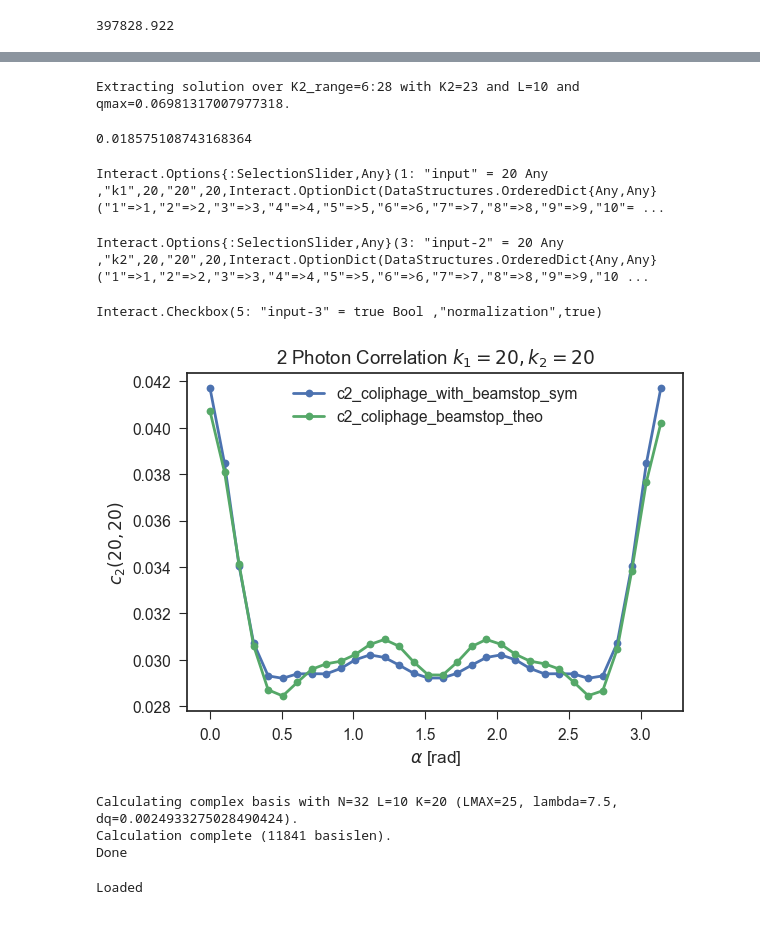
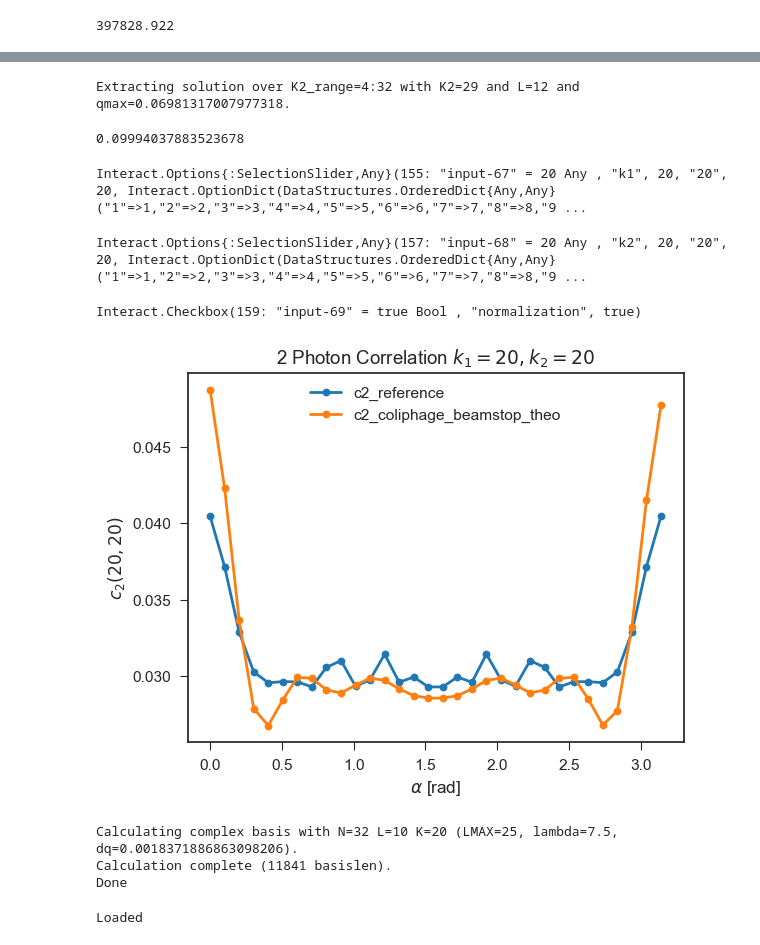
Before and after one commit to h4rm/ThreePhotonsNotebook, a Jupyter notebook: Paper_revision.ipynb, the cells around one changed output, grey strips where cells are left out. Drawn from its saved outputs; the diff is of its cells as text; code cells hidden in the pictures.

```diff
--- a/Paper_revision.ipynb
+++ b/Paper_revision.ipynb
@@ -71,0 +166,17 @@ Done
+# %%
+# c2_coliphage_with_beamstop_sym,_,c3_coliphage_with_beamstop_sym,_,c1_coliphage_with_beamstop_sym = loadHistograms(1,1,"/Users/ben/Documents/biophysics/projects/reconstruction/data/output_owl/exp_data/coliphage_K2_40_K3_30_N32_processed/histo.dat")
+# c2_coliphage_2e5,_,c3_coliphage_2e5,_,c1_coliphage_2e5 = loadHistograms(1,1,"/Users/ben/Documents/biophysics/projects/reconstruction/data/output_owl/exp_data/coliphage_single_photons_K2_40_K3_30_N32_2e5_processed_notsmoothed/histo.dat")
+c2_coliphage_2e5_nobsc,_,c3_coliphage_2e5_nobsc,_,c1_coliphage_2e5_nobsc = loadHistograms(1,1,"/Users/ben/Documents/biophysics/projects/reconstruction/data/output_owl/exp_data/coliphage_single_photons_K2_40_K3_30_N32_2e5_nobsc_processed_notsmoothed/histo.dat")
+c2_coliphage_2e5_nobsc_old,_,c3_coliphage_2e5_nobsc_old,_,c1_coliphage_2e5_nobsc_old = loadHistograms(1,1,"/Users/ben/Documents/biophysics/projects/reconstruction/data/output_owl/exp_data/coliphage_single_photons_K2_40_K3_30_N32_2e5_nobsc_processed_notsmoothed_old/histo.dat")
+c2_coliphage_2e5_nobsc_sym,_,c3_coliphage_2e5_nobsc_sym,_,c1_coliphage_2e5_nobsc_sym = loadHistograms(1,1,"/Users/ben/Documents/biophysics/projects/reconstruction/data/output_owl/exp_data/coliphage_single_photons_K2_40_K3_30_N32_2e5_nobsc_processed_notsmoothed_symmetrized/histo.dat")
+
+# c2_coliphage_4e5,_,c3_coliphage_4e5,_,_ = loadHistograms(1,1,"/Users/ben/Documents/biophysics/projects/reconstruction/data/output_owl/exp_data/coliphage_single_photons_K2_40_K3_30_N32_4e5_processed_notsmoothed/histo.dat")
+# c2_coliphage_4e5_nobsc,_,c3_coliphage_4e5_nobsc,_,_ = loadHistograms(1,1,"/Users/ben/Documents/biophysics/projects/reconstruction/data/output_owl/exp_data/coliphage_single_photons_K2_40_K3_30_N32_4e5_nobsc_processed_notsmoothed/histo.dat")
+
+# c2_coliphage_1_2e5_nobsc,_,c3_coliphage_1_2e5_nobsc,_,c1_coliphage_1_2e5_nobsc = loadHistograms(1,1,"/Users/ben/Documents/biophysics/projects/reconstruction/data/output_owl/exp_data/coliphage_1_single_photons_K2_40_K3_30_N32_2e5_nobsc_processed_notsmoothed/histo.dat")
+# c2_coliphage_2_2e5_nobsc,_,c3_coliphage_2_2e5_nobsc,_,c1_coliphage_2_2e5_nobsc = loadHistograms(1,1,"/Users/ben/Documents/biophysics/projects/reconstruction/data/output_owl/exp_data/coliphage_2_single_photons_K2_40_K3_30_N32_2e5_nobsc_processed_notsmoothed/histo.dat")
+
+# c2_coliphage_total_2e5_nobsc,_,c3_coliphage_total_2e5_nobsc,_,c1_coliphage_total_2e5_nobsc = loadHistograms(1,1,"/Users/ben/Documents/biophysics/projects/reconstruction/data/output_owl/exp_data/coliphage_total_single_photons_K2_40_K3_30_N32_2e5_nobsc_processed_notsmoothed/histo.dat")
+
+
+println("Done")
@@ -72,5 +209,5 @@ Done
 # %%
 #detector edges = 11.6 nm
 #photon energy 1.6 keV = 7.5 Angstrom
-L,LMAX,N,K3,K2,qm,lambda = 12,25,32,20,38,2*pi/90.0,7.5
+L,LMAX,N,K3,K2,qm,lambda = 10,25,32,20,38,2*pi/90.0,7.5
 # %% [output]
@@ -77,0 +215,3 @@ L,LMAX,N,K3,K2,qm,lambda = 12,25,32,20,38,2*pi/90.0,7.5
+# %%
+c2_reference = c2_coliphage_2e5_nobsc_sym
+""
@@ -111,30 +253,30 @@ Extracting solution over K2_range=10:36 with K2=27 and L=12 and qmax=0.069813170
 Done
 # %%
-L = 10
-K_range = 6:28
+L = 12
+K_range = 4:32
 K2 = maximum(K_range)
-intensity_coliphage_beamstop = retrieveSolution(c2_coliphage_with_beamstop_sym, Integer(L),LMAX, K_range, qm, lambda)
+intensity_coliphage_beamstop = retrieveSolution(c2_reference, Integer(L),LMAX, K_range, qm, lambda)
 c2_coliphage_beamstop_theo = twoPhotons(intensity_coliphage_beamstop, BasisType(N,L,LMAX,K3,lambda,qm/K2), K2, true, false)
-c2_difference(c2_coliphage_with_beamstop_sym, c2_coliphage_beamstop_theo, K_range)
+c2_difference(c2_reference, c2_coliphage_beamstop_theo, K_range)
 # %% [output]
-Extracting solution over K2_range=6:28 with K2=23 and L=10 and qmax=0.06981317007977318.
+Extracting solution over K2_range=4:32 with K2=29 and L=12 and qmax=0.06981317007977318.
-0.018575108743168364
+0.09994037883523678
 # %%
 plot_random_2photon_slices(Dict(
-#         "c2_average_intensity"=>c2_average_intensity,
-        "c2_coliphage_with_beamstop_sym"=>c2_coliphage_with_beamstop_sym,
+#         "c2_coliphage_with_beamstop_sym"=>c2_coliphage_with_beamstop_sym,
+        "c2_reference"=>c2_reference,
         "c2_coliphage_beamstop_theo"=>c2_coliphage_beamstop_theo,
         ))
 # %% [output]
-Interact.Options{:SelectionSlider,Any}(1: "input" = 20 Any ,"k1",20,"20",20,Interact.OptionDict(DataStructures.OrderedDict{Any,Any}("1"=>1,"2"=>2,"3"=>3,"4"=>4,"5"=>5,"6"=>6,"7"=>7,"8"=>8,"9"=>9,"10"= ...
+Interact.Options{:SelectionSlider,Any}(155: "input-67" = 20 Any , "k1", 20, "20", 20, Interact.OptionDict(DataStructures.OrderedDict{Any,Any}("1"=>1,"2"=>2,"3"=>3,"4"=>4,"5"=>5,"6"=>6,"7"=>7,"8"=>8,"9 ...
-Interact.Options{:SelectionSlider,Any}(3: "input-2" = 20 Any ,"k2",20,"20",20,Interact.OptionDict(DataStructures.OrderedDict{Any,Any}("1"=>1,"2"=>2,"3"=>3,"4"=>4,"5"=>5,"6"=>6,"7"=>7,"8"=>8,"9"=>9,"10 ...
+Interact.Options{:SelectionSlider,Any}(157: "input-68" = 20 Any , "k2", 20, "20", 20, Interact.OptionDict(DataStructures.OrderedDict{Any,Any}("1"=>1,"2"=>2,"3"=>3,"4"=>4,"5"=>5,"6"=>6,"7"=>7,"8"=>8,"9 ...
-Interact.Checkbox(5: "input-3" = true Bool ,"normalization",true)
+Interact.Checkbox(159: "input-69" = true Bool , "normalization", true)
-[figure, old version]
+[figure, new version]
 # %%
 basis = calculate_basis(L,LMAX,N,K3,lambda,qm/K2)
 println("Done")
 # %% [output]
-Calculating complex basis with N=32 L=10 K=20 (LMAX=25, lambda=7.5, dq=0.0024933275028490424).
+Calculating complex basis with N=32 L=10 K=20 (LMAX=25, lambda=7.5, dq=0.0018371886863098206).
 Calculation complete (11841 basislen).
 Done
 # %%
```
Also changed, not shown: parts of 42 cells of this notebook, 4 other files.
